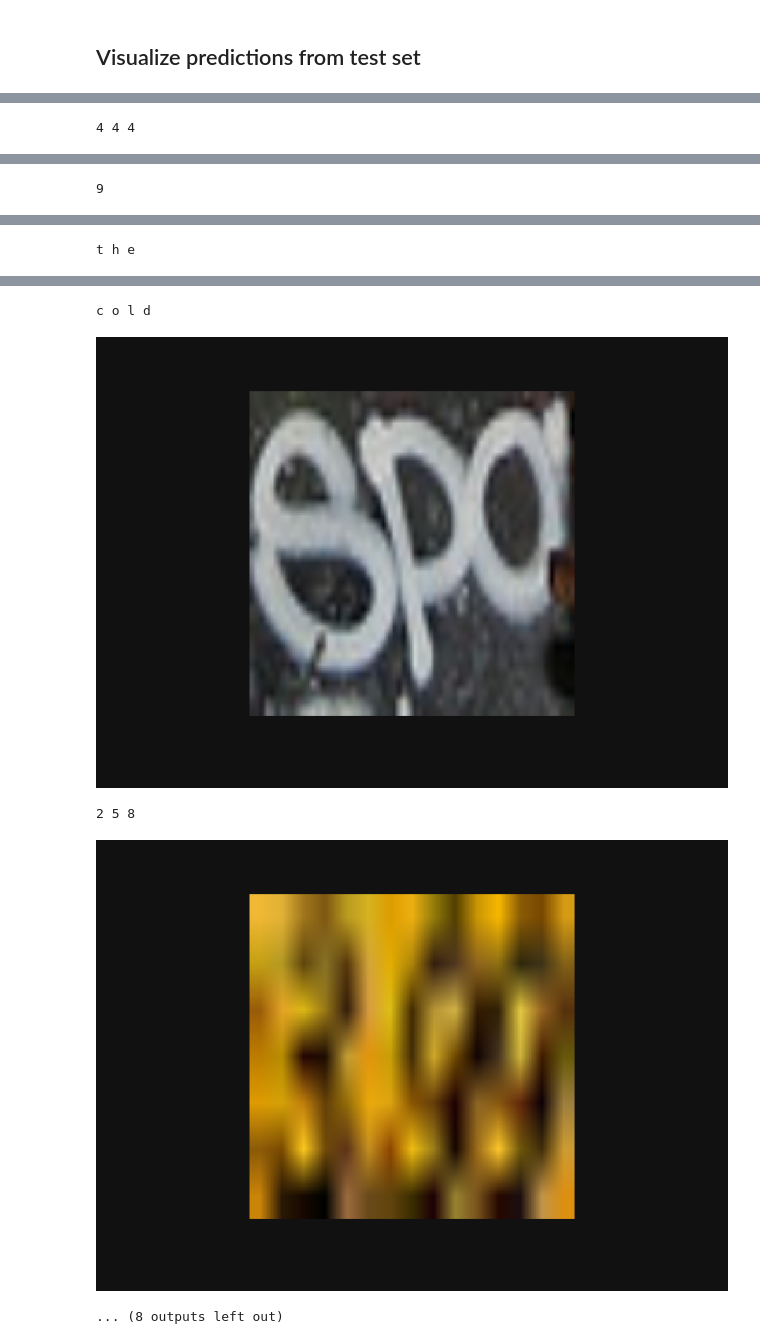
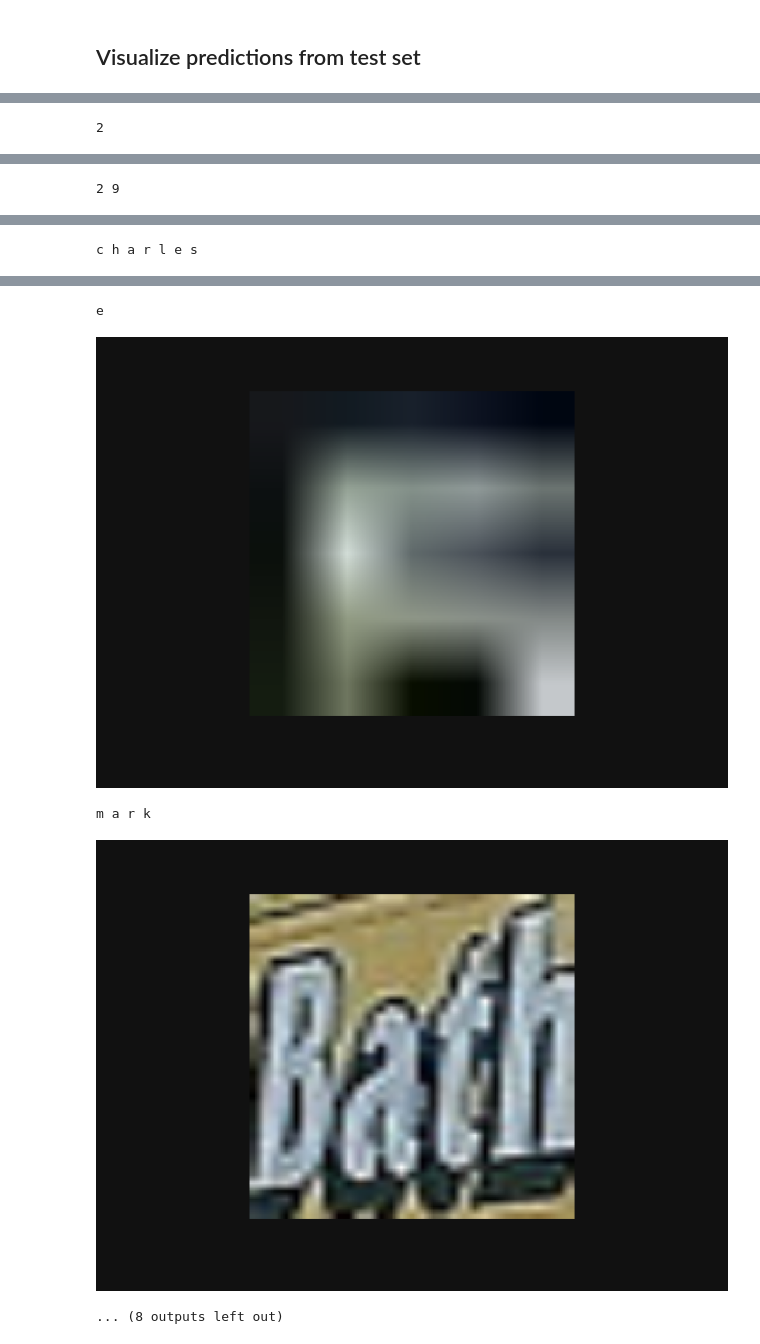
Before and after one commit to ScReameer/ViTSTR-Transducer, a Jupyter notebook: training.ipynb, the cells around one changed output, grey strips where cells are left out. Cells and saved outputs as stored; diff of their text form; code cells hidden in the pictures.

Commit message:
changed dataset

```diff
--- a/training.ipynb
+++ b/training.ipynb
@@ -13,7 +13,6 @@ import torch
 import lightning as L
 import numpy as np
 from torch.utils.data import DataLoader
-from tqdm import tqdm
 from lightning.pytorch.callbacks import ModelCheckpoint, LearningRateMonitor, EarlyStopping
 from lightning.pytorch.loggers import CSVLogger
 from multiprocessing import cpu_count
@@ -26,10 +25,10 @@ BATCH_SIZE = 64
 IMGS_PATH = '/mnt/s/CV/COCO_2014/train2014'
 CAPTIONS_PATH = '/mnt/s/CV/COCO_2014/cocotext.v2.json'
 # Model hyperparametres
-D_MODEL = 512
-NUM_HEADS = 8
+D_MODEL = 256
+NUM_HEADS = 4
 LR_START = 1e-4
-GAMMA = 0.9
+GAMMA = 0.95
 # %%
 df = pd.read_json(CAPTIONS_PATH)
 df
@@ -109,7 +108,7 @@ dataset_test = FlickrDataset(IMGS_PATH, df, vocab, 'test')
 collate = Collate(pad_idx=vocab.word2idx['<PAD>'])
 dataloader_train = DataLoader(dataset_train, batch_size=BATCH_SIZE, shuffle=True, collate_fn=collate, num_workers=NUM_WORKERS)
 dataloader_valid = DataLoader(dataset_valid, batch_size=BATCH_SIZE, shuffle=False, collate_fn=collate, num_workers=NUM_WORKERS)
-dataloader_test = DataLoader(dataset_test, batch_size=BATCH_SIZE, shuffle=False, collate_fn=collate, num_workers=NUM_WORKERS)
+dataloader_test = DataLoader(dataset_test, batch_size=BATCH_SIZE, shuffle=True, collate_fn=collate, num_workers=NUM_WORKERS)
 
 print(f'Vocabulary size: {len(vocab)}')
 print(f'Train size: {len(dataset_train)}')
@@ -204,5 +203,5 @@ history_visualizer.draw_history()
 ## Visualize predictions from test set
 # %%
 predictions_visuazlier = Predictor()
-predictions_visuazlier.caption_dataloader(dataloader=dataloader_train, model=model, n_samples=10)
+predictions_visuazlier.caption_dataloader(dataloader=dataloader_test, model=model, n_samples=10)
 # %% [output]
@@ -211 +210 @@ p a y
-4 4 4
+2
@@ -213 +212 @@ p a y
-9
+2 9
@@ -215 +214 @@ p a y
-t h e
+c h a r l e s
@@ -217,5 +216,5 @@ t h e
-c o l d
+e
-[figure, old version]
+[figure, new version]
-2 5 8
+m a r k
-[figure, old version]
+[figure, new version]
 ... (8 outputs left out)
```
Also changed, not shown: parts of 5 cells of this notebook, 7 other files.
